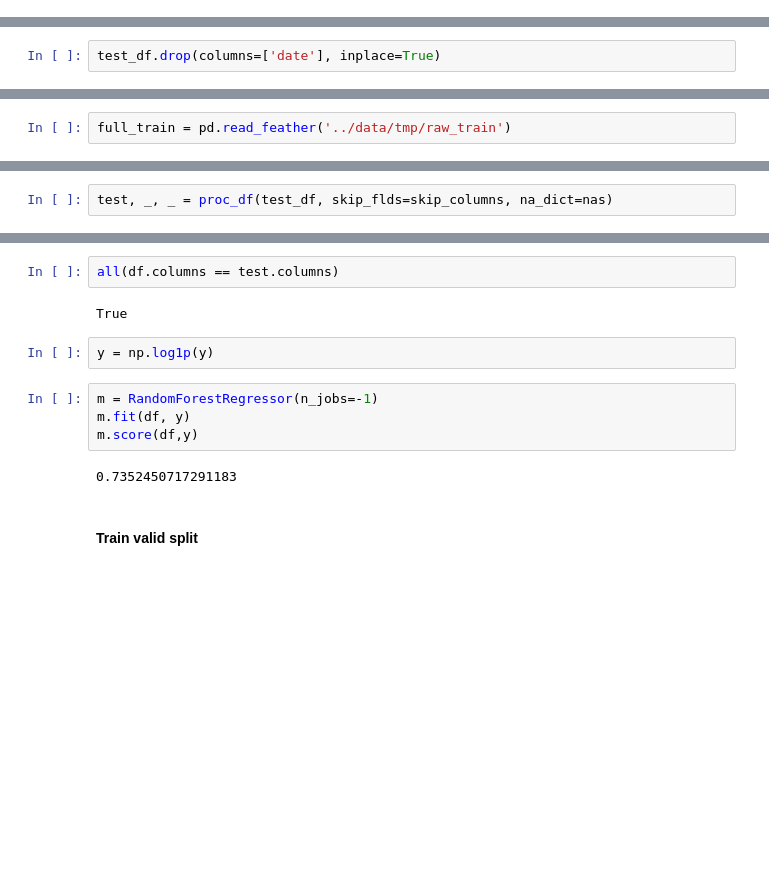
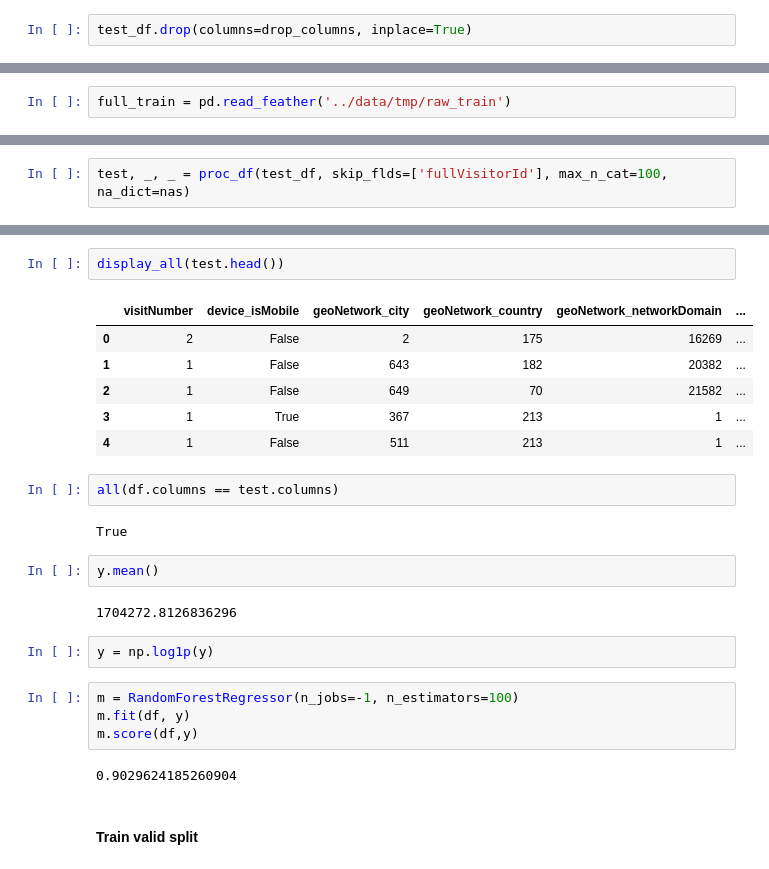
Before and after one commit to ademyanchuk/kaggle_google_revenue, a Jupyter notebook: notebooks/rf_fastai-baseline.ipynb, the cells around one changed output, grey strips where cells are left out. Saved outputs shown, nothing was run; the diff lists cells and outputs as text; blank space fills up the shorter version.

```diff
--- a/notebooks/rf_fastai-baseline.ipynb
+++ b/notebooks/rf_fastai-baseline.ipynb
@@ -94,0 +101,2 @@ Wall time: 125 ms
+# %%
+test_df.drop(columns=drop_columns, inplace=True)
@@ -168,2 +193,0 @@ full_train.reset_index(inplace=True, drop=True)
-# %%
-test_df.drop(columns=['date'], inplace=True)
@@ -314,2 +293,2 @@ skip_columns = ['sessionId', 'visitId', 'visitNumber', 'device_deviceCategory',
 # %%
-test, _, _ = proc_df(test_df, skip_flds=skip_columns, na_dict=nas)
+test, _, _ = proc_df(test_df, skip_flds=['fullVisitorId'], max_n_cat=100, na_dict=nas)
@@ -316,14 +299,27 @@ test, _, _ = proc_df(test_df, skip_flds=skip_columns, na_dict=nas)
+# %%
+display_all(test.head())
+# %% [output]
+|  | visitNumber | device_isMobile | geoNetwork_city | geoNetwork_country | geoNetwork_networkDomain | ... |
+| 0 | 2 | False | 2 | 175 | 16269 | ... |
+| 1 | 1 | False | 643 | 182 | 20382 | ... |
+| 2 | 1 | False | 649 | 70 | 21582 | ... |
+| 3 | 1 | True | 367 | 213 | 1 | ... |
+| 4 | 1 | False | 511 | 213 | 1 | ... |
 # %%
 all(df.columns == test.columns)
 # %% [output]
 True
+# %%
+y.mean()
+# %% [output]
+1704272.8126836296
 # %%
 y = np.log1p(y)
 # %%
-m = RandomForestRegressor(n_jobs=-1)
+m = RandomForestRegressor(n_jobs=-1, n_estimators=100)
 m.fit(df, y)
 m.score(df,y)
 # %% [output]
-0.7352450717291183
+0.9029624185260904
 # %% [markdown]
 #### Train valid split
```
Also changed, not shown: parts of 67 cells of this notebook.
